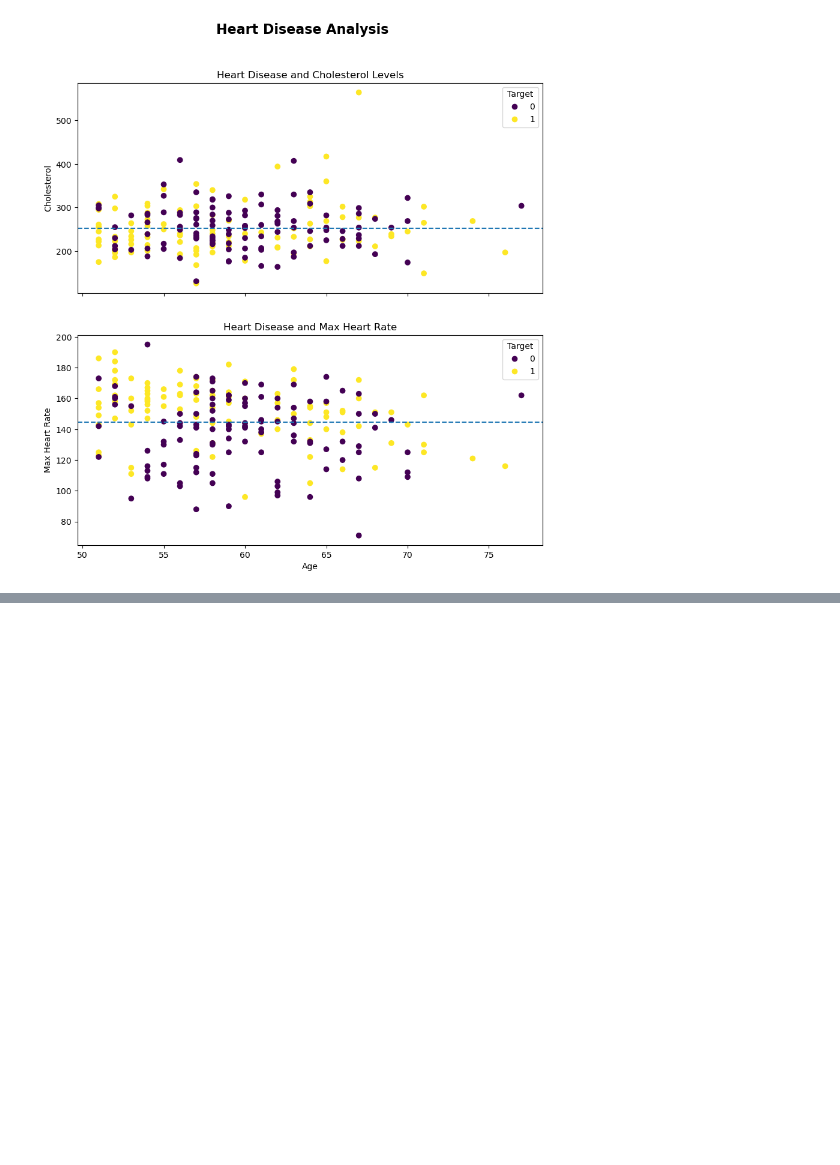
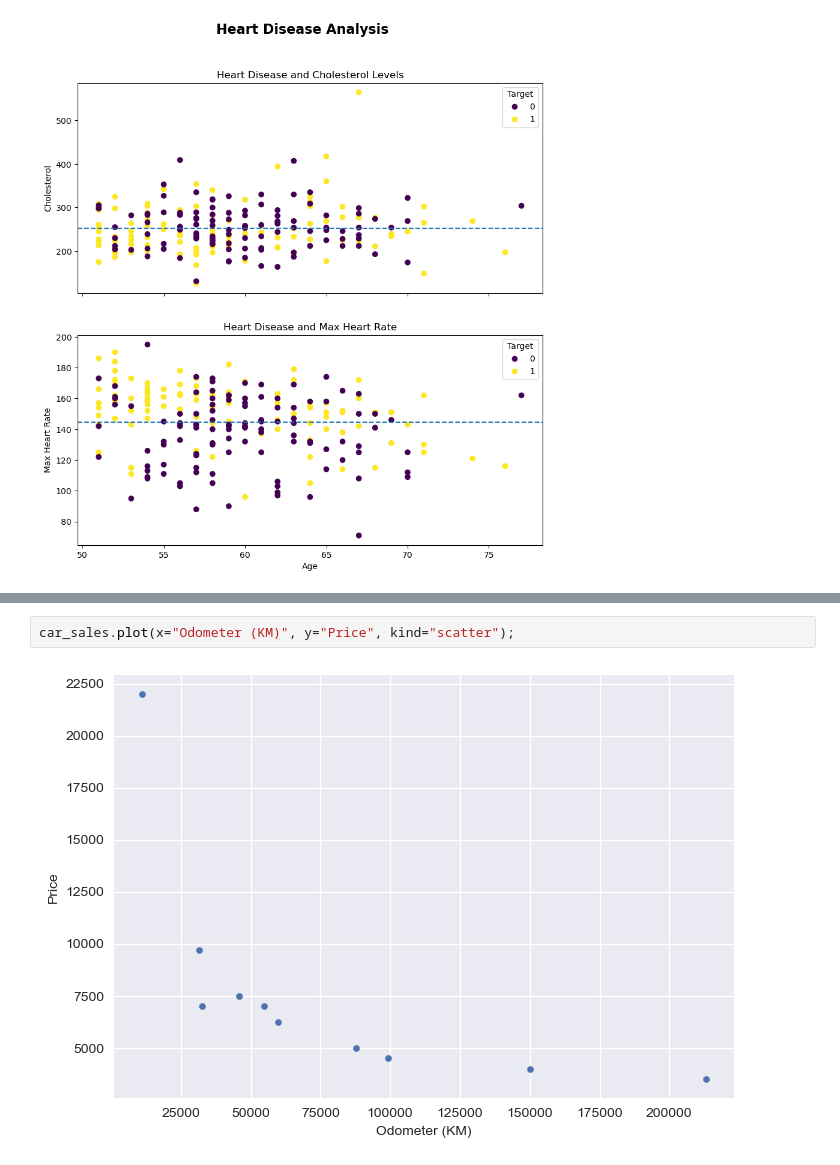
Before and after one commit to reinib/ml-course, a Jupyter notebook: sample_project/Introduction to Matplotlib.ipynb, the cells around one changed output, grey strips where cells are left out. Drawn from its saved outputs; the diff is of its cells as text; blank space fills up the shorter version.

```diff
--- a/sample_project/Introduction to Matplotlib.ipynb
+++ b/sample_project/Introduction to Matplotlib.ipynb
@@ -487,0 +538,4 @@ fig.suptitle("Heart Disease Analysis", fontsize=16, fontweight='bold');
+# %%
+car_sales.plot(x="Odometer (KM)", y="Price", kind="scatter");
+# %% [output]
+[figure, added]
```
Also changed, not shown: parts of 23 cells of this notebook, 1 other file.
